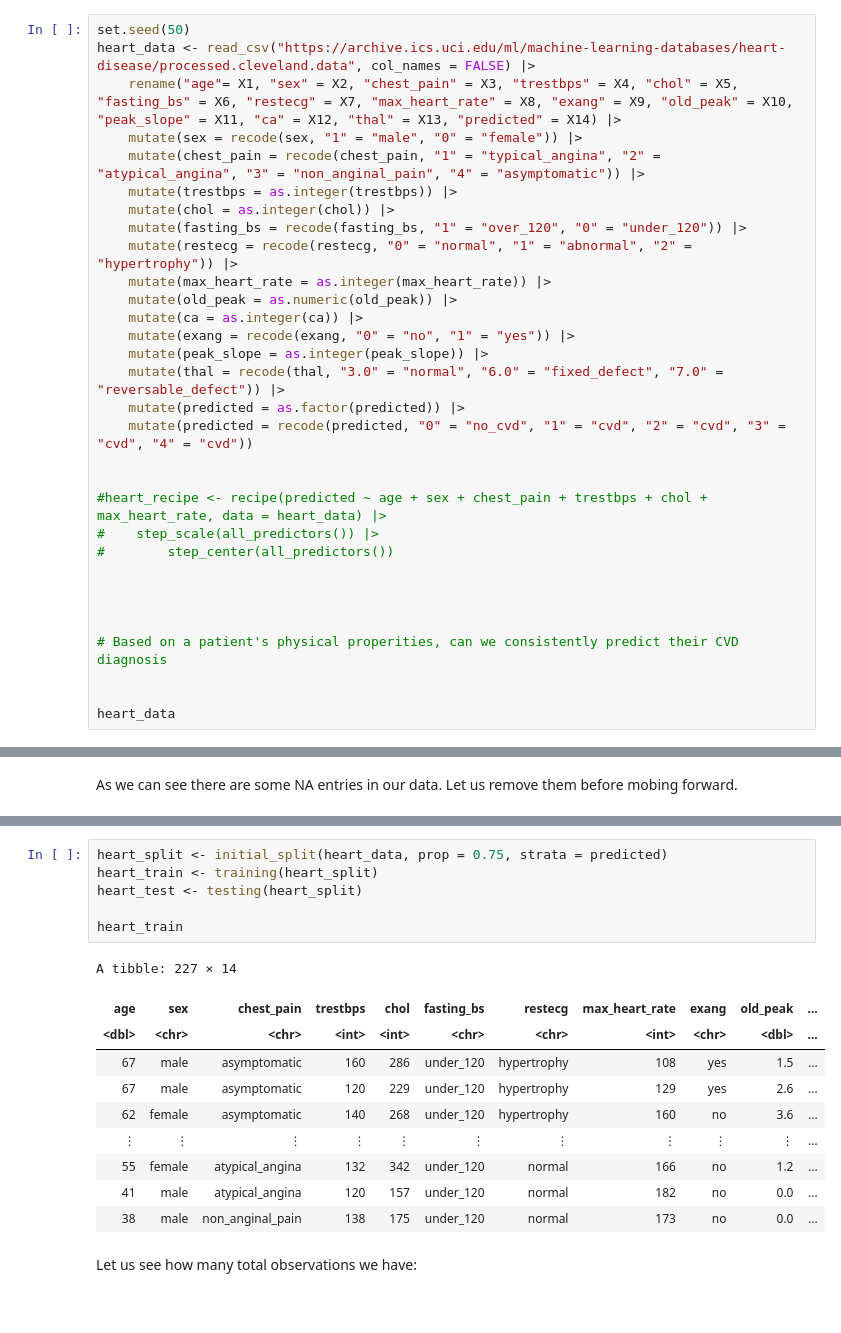
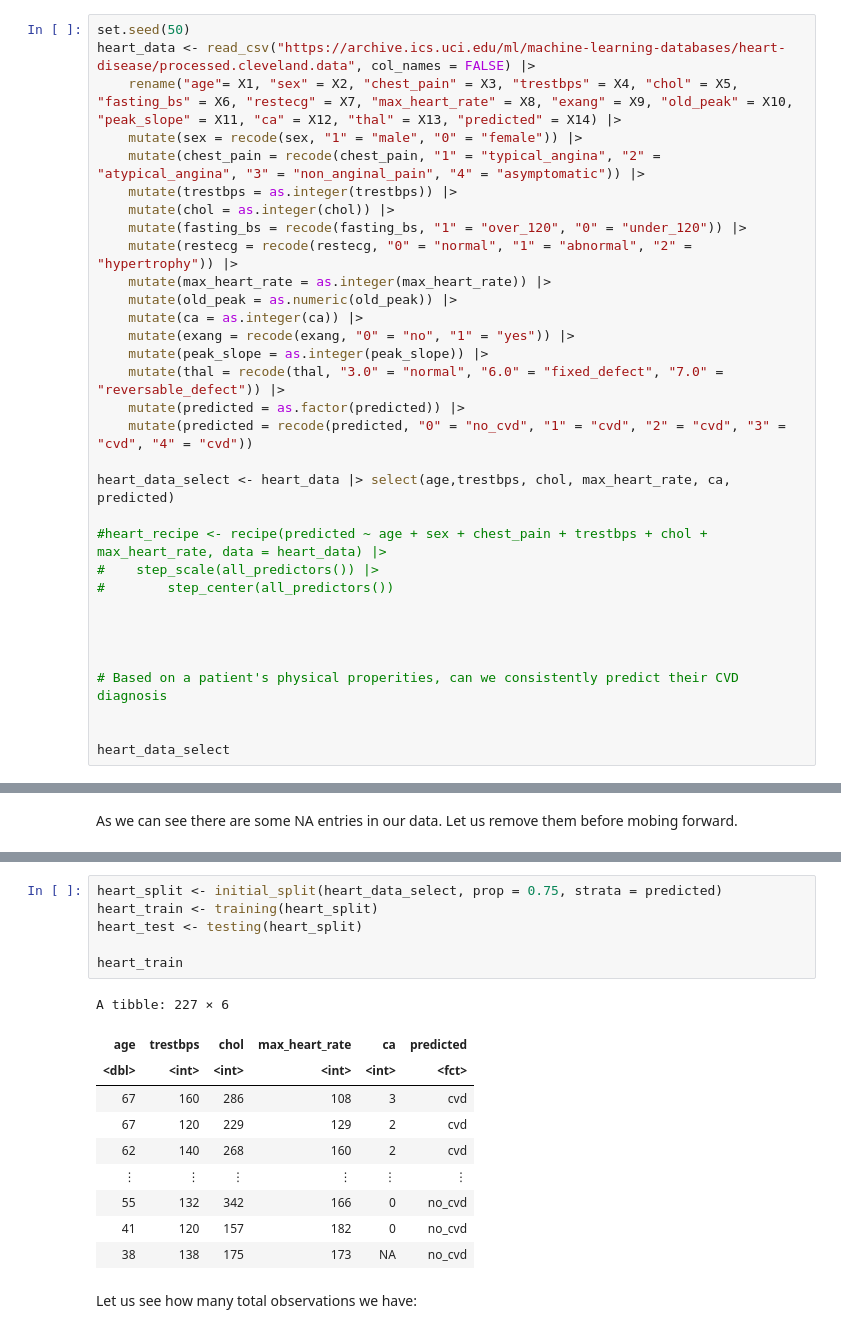
Before and after one commit to VashistSahil/DSCI-100-project, a Jupyter notebook: dsci100 proposal.ipynb, the cells around one changed output, grey strips where cells are left out. Saved outputs shown, nothing was run; the diff lists cells and outputs as text.

```diff
--- a/dsci100 proposal.ipynb
+++ b/dsci100 proposal.ipynb
@@ -79,6 +79,7 @@ heart_data <- read_csv("https://archive.ics.uci.edu/ml/machine-learning-database
     mutate(predicted = as.factor(predicted)) |>
     mutate(predicted = recode(predicted, "0" = "no_cvd", "1" = "cvd", "2" = "cvd", "3" = "cvd", "4" = "cvd"))
 
+heart_data_select <- heart_data |> select(age,trestbps, chol, max_heart_rate, ca, predicted)
 
 #heart_recipe <- recipe(predicted ~ age + sex + chest_pain + trestbps + chol + max_heart_rate, data = heart_data) |>
 #    step_scale(all_predictors()) |>
@@ -90,7 +91,7 @@ heart_data <- read_csv("https://archive.ics.uci.edu/ml/machine-learning-database
 # Based on a patient's physical properities, can we consistently predict their CVD diagnosis
 
 
-heart_data
+heart_data_select
 # %% [output]
 Rows: 303 Columns: 14
 ── Column specification ────────────────────────────────────────────────────────
@@ -140,20 +141,20 @@ A tibble: 299 × 14
 # %%
-heart_split <- initial_split(heart_data, prop = 0.75, strata = predicted)
+heart_split <- initial_split(heart_data_select, prop = 0.75, strata = predicted)
 heart_train <- training(heart_split)
 heart_test <- testing(heart_split)
 
 heart_train
 # %% [output]
-A tibble: 227 × 14
+A tibble: 227 × 6
-| age | sex | chest_pain | trestbps | chol | fasting_bs | restecg | max_heart_rate | exang | old_peak | ... |
-| <dbl> | <chr> | <chr> | <int> | <int> | <chr> | <chr> | <int> | <chr> | <dbl> | ... |
-| 67 | male | asymptomatic | 160 | 286 | under_120 | hypertrophy | 108 | yes | 1.5 | ... |
-| 67 | male | asymptomatic | 120 | 229 | under_120 | hypertrophy | 129 | yes | 2.6 | ... |
-| 62 | female | asymptomatic | 140 | 268 | under_120 | hypertrophy | 160 | no | 3.6 | ... |
-| ⋮ | ⋮ | ⋮ | ⋮ | ⋮ | ⋮ | ⋮ | ⋮ | ⋮ | ⋮ | ... |
-| 55 | female | atypical_angina | 132 | 342 | under_120 | normal | 166 | no | 1.2 | ... |
-| 41 | male | atypical_angina | 120 | 157 | under_120 | normal | 182 | no | 0.0 | ... |
-| 38 | male | non_anginal_pain | 138 | 175 | under_120 | normal | 173 | no | 0.0 | ... |
+| age | trestbps | chol | max_heart_rate | ca | predicted |
+| <dbl> | <int> | <int> | <int> | <int> | <fct> |
+| 67 | 160 | 286 | 108 | 3 | cvd |
+| 67 | 120 | 229 | 129 | 2 | cvd |
+| 62 | 140 | 268 | 160 | 2 | cvd |
+| ⋮ | ⋮ | ⋮ | ⋮ | ⋮ | ⋮ |
+| 55 | 132 | 342 | 166 | 0 | no_cvd |
+| 41 | 120 | 157 | 182 | 0 | no_cvd |
+| 38 | 138 | 175 | 173 | NA | no_cvd |
 # %% [markdown]
 Let us see how many total observations we have:
 # %%
```
Also changed, not shown: parts of 13 cells of this notebook.
